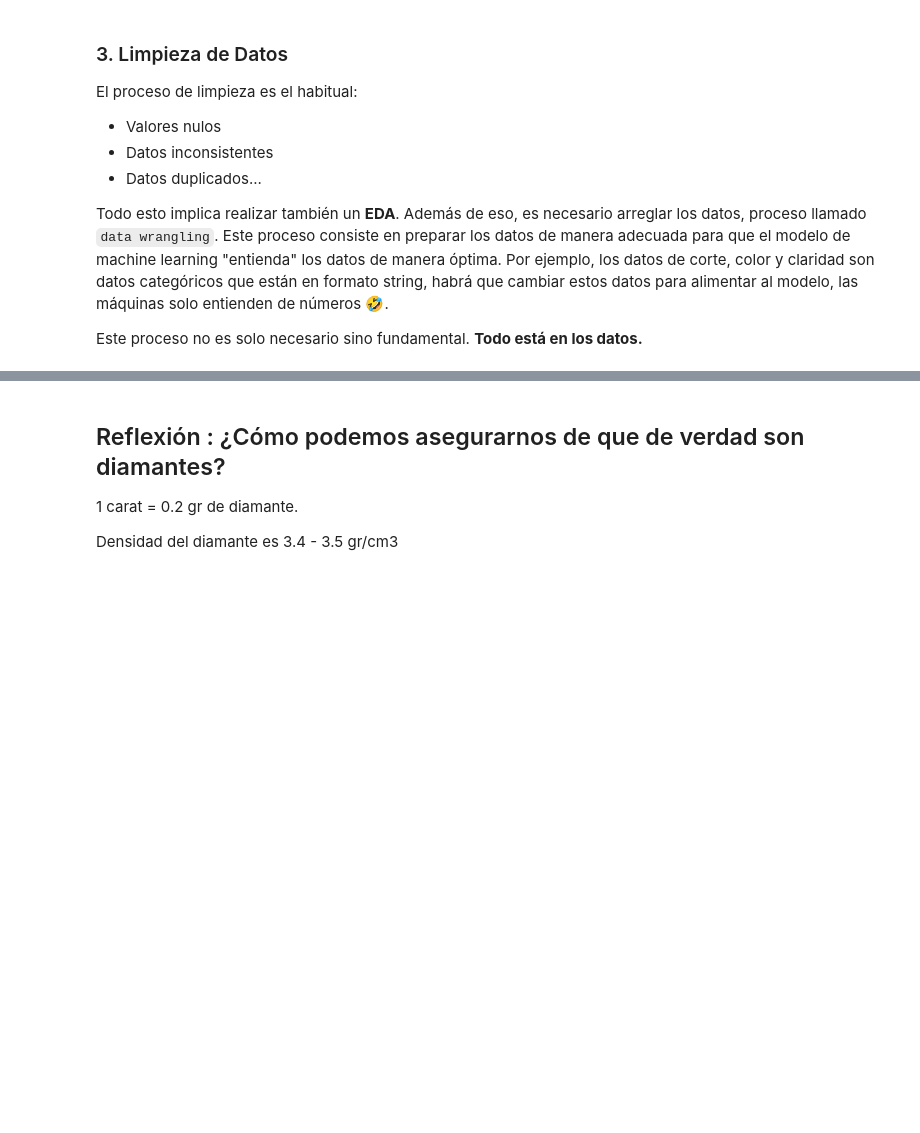
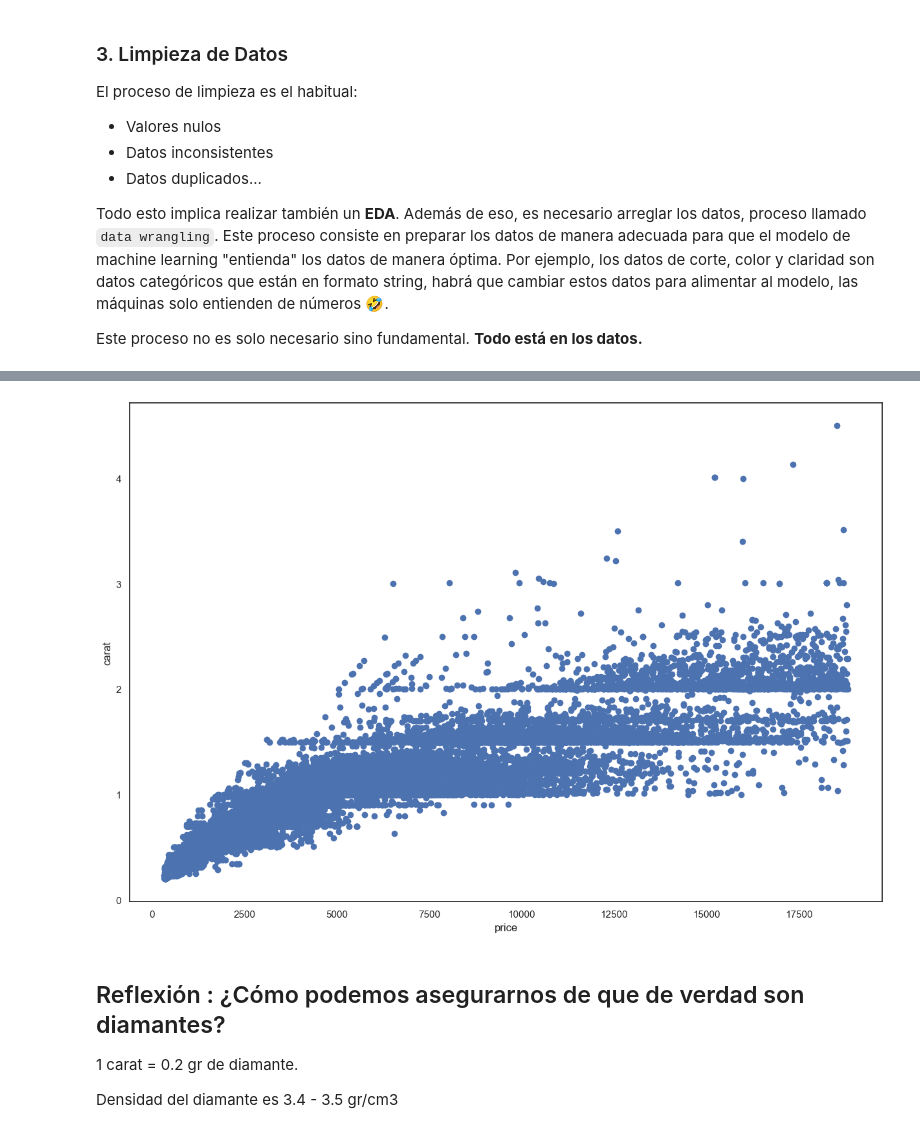
Before and after one commit to Ironhack-Data-Madrid-Abril-2023/apuntes_clase, a Jupyter notebook: semana_7/1.1 - Intro Machine Learning - Aprendizaje Supervisado - Regresion.ipynb, the cells around one changed output, grey strips where cells are left out. Cells and saved outputs as stored; diff of their text form; code cells hidden in the pictures; blank space fills up the shorter version.

```diff
--- a/semana_7/1.1 - Intro Machine Learning - Aprendizaje Supervisado - Regresion.ipynb
+++ b/semana_7/1.1 - Intro Machine Learning - Aprendizaje Supervisado - Regresion.ipynb
@@ -135,10 +203,12 @@ pd.plotting.scatter_matrix(df, figsize=(15, 10), alpha=0.2);
 # %%
 plt.figure(figsize=(15,10))
 
-plt.scatter(df.carat, df.price)
+plt.scatter(df.price, df.carat)
 
-plt.ylabel('price')
-plt.xlabel('carat');
+plt.ylabel('carat')
+plt.xlabel('price');
+# %% [output]
+[figure, added]
 # %% [markdown]
 ## Reflexión : ¿Cómo podemos asegurarnos de que de verdad son diamantes?
 
```
Also changed, not shown: parts of 86 cells of this notebook, 2 other files.
